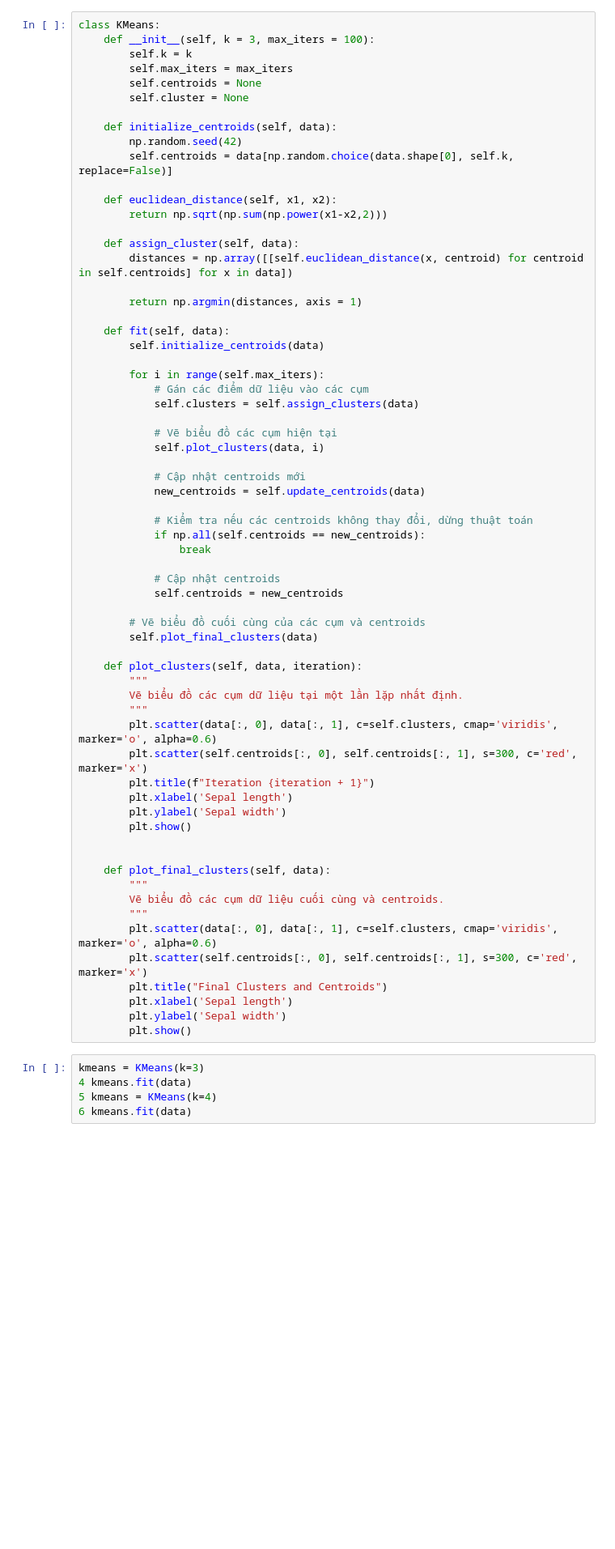
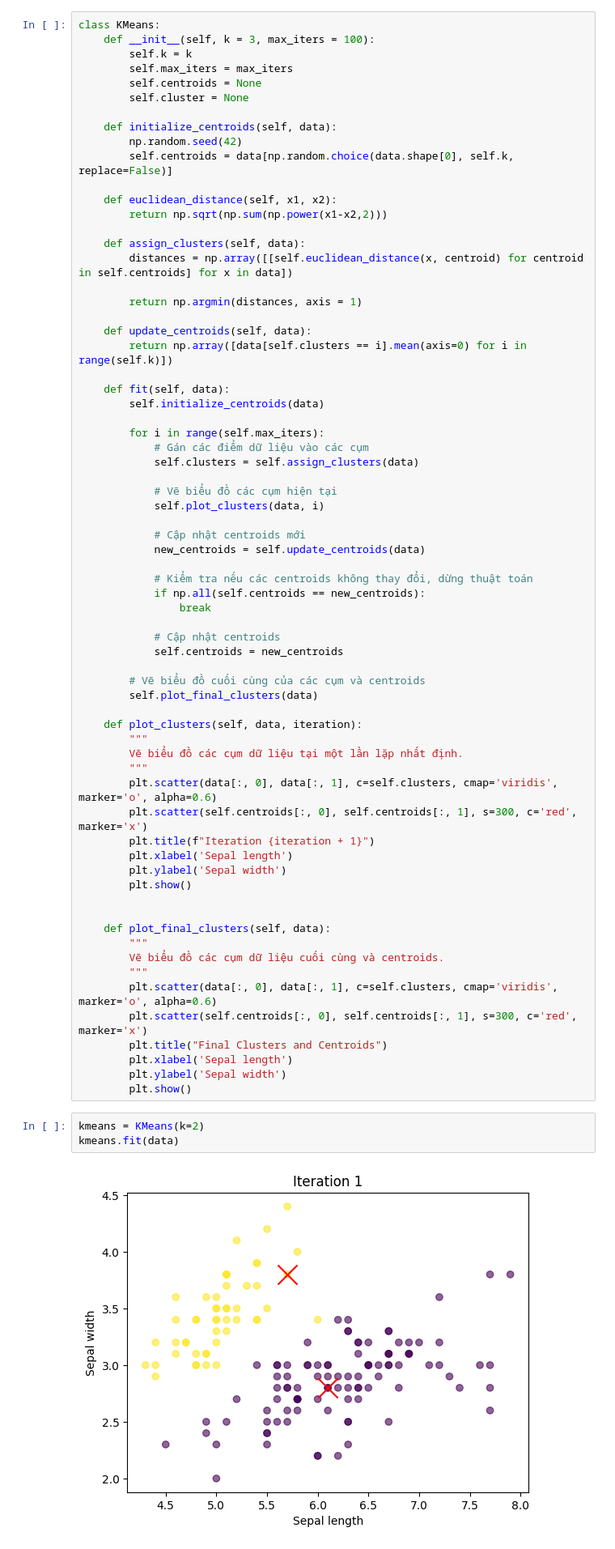
Before and after one commit to tannguyenbmt47/AIO2024_hw, a Jupyter notebook: Module3/week02/KNN_Iris.ipynb, the cells around one changed output. Shown at 81% size. Saved outputs shown, nothing was run; the diff lists cells and outputs as text; blank space fills up the shorter version.

```diff
--- a/Module3/week02/KNN_Iris.ipynb
+++ b/Module3/week02/KNN_Iris.ipynb
@@ -50,10 +50,13 @@ class KMeans:
     def euclidean_distance(self, x1, x2):
         return np.sqrt(np.sum(np.power(x1-x2,2)))
 
-    def assign_cluster(self, data):
+    def assign_clusters(self, data):
         distances = np.array([[self.euclidean_distance(x, centroid) for centroid in self.centroids] for x in data])
 
         return np.argmin(distances, axis = 1)
+
+    def update_centroids(self, data):
+        return np.array([data[self.clusters == i].mean(axis=0) for i in range(self.k)])
 
     def fit(self, data):
         self.initialize_centroids(data)
@@ -101,7 +104,7 @@ class KMeans:
         plt.ylabel('Sepal width')
         plt.show()
 # %%
-kmeans = KMeans(k=3)
-4 kmeans.fit(data)
-5 kmeans = KMeans(k=4)
-6 kmeans.fit(data)
+kmeans = KMeans(k=2)
+kmeans.fit(data)
+# %% [output]
+[figure, added]
```
Also changed, not shown: parts of 2 cells of this notebook, 2 other files.
